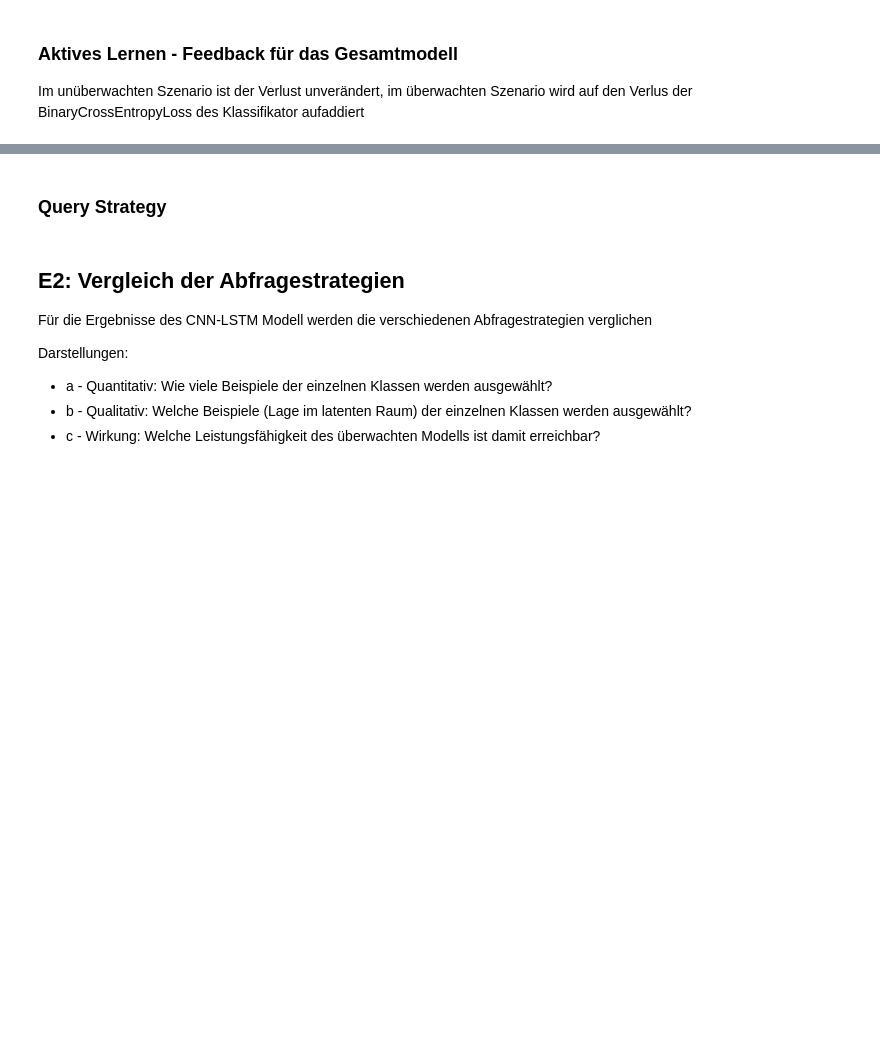
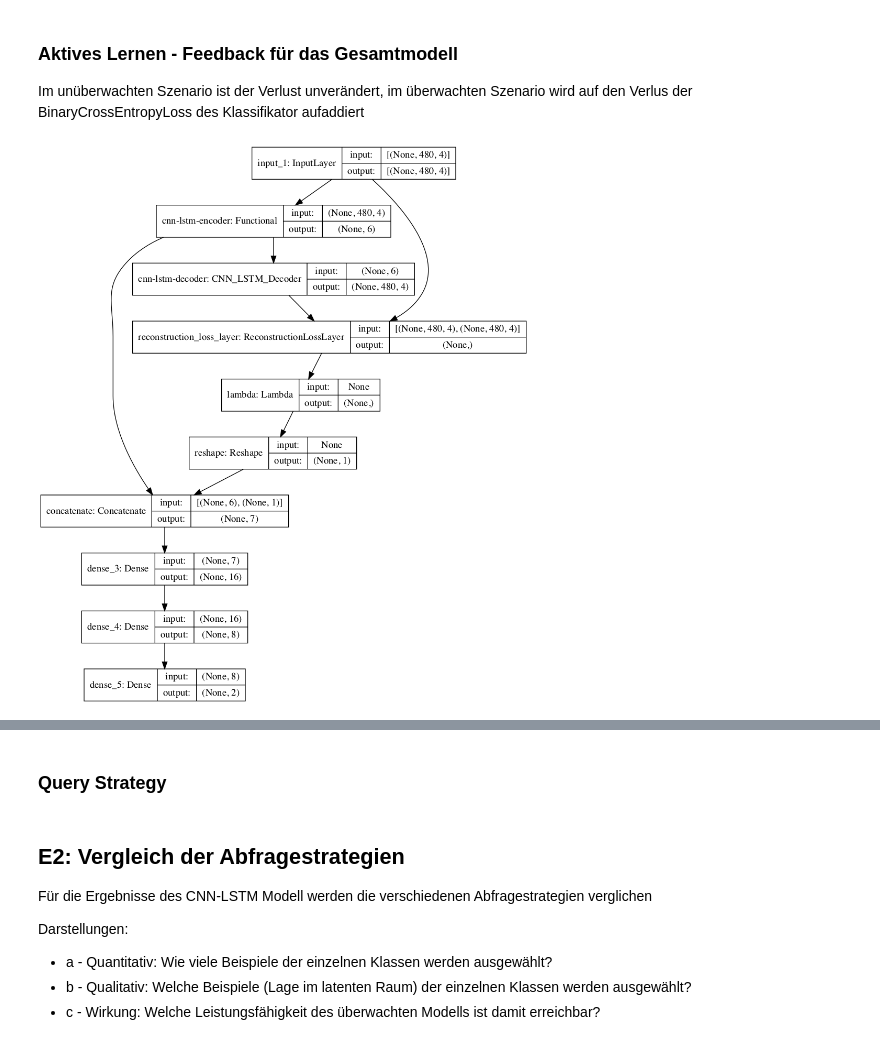
Before and after one commit to dmholtz/deep-anomaly-detection, a Jupyter notebook: DAAD-AURSAD-lib.ipynb, the cells around one changed output, grey strips where cells are left out. Cells and saved outputs as stored; diff of their text form; code cells hidden in the pictures; blank space fills up the shorter version.

```diff
--- a/DAAD-AURSAD-lib.ipynb
+++ b/DAAD-AURSAD-lib.ipynb
@@ -229,7 +272,9 @@ plot_reconstruction(sample=3, feature=1)
 Im unüberwachten Szenario ist der Verlust unverändert, im überwachten Szenario wird auf den Verlus der BinaryCrossEntropyLoss des Klassifikator aufaddiert
 # %%
 activeAD = ED_Feedback(vaeAD)
-keras.utils.plot_model(activeAD.get_supervised(), show_shapes=True)
+#keras.utils.plot_model(activeAD.get_supervised(), show_shapes=True)
+# %% [output]
+[figure, added]
 # %%
 #keras.utils.plot_model(vae_al, show_shapes = True)
 # %%
```
Also changed, not shown: parts of 11 cells of this notebook, 4 other files.
